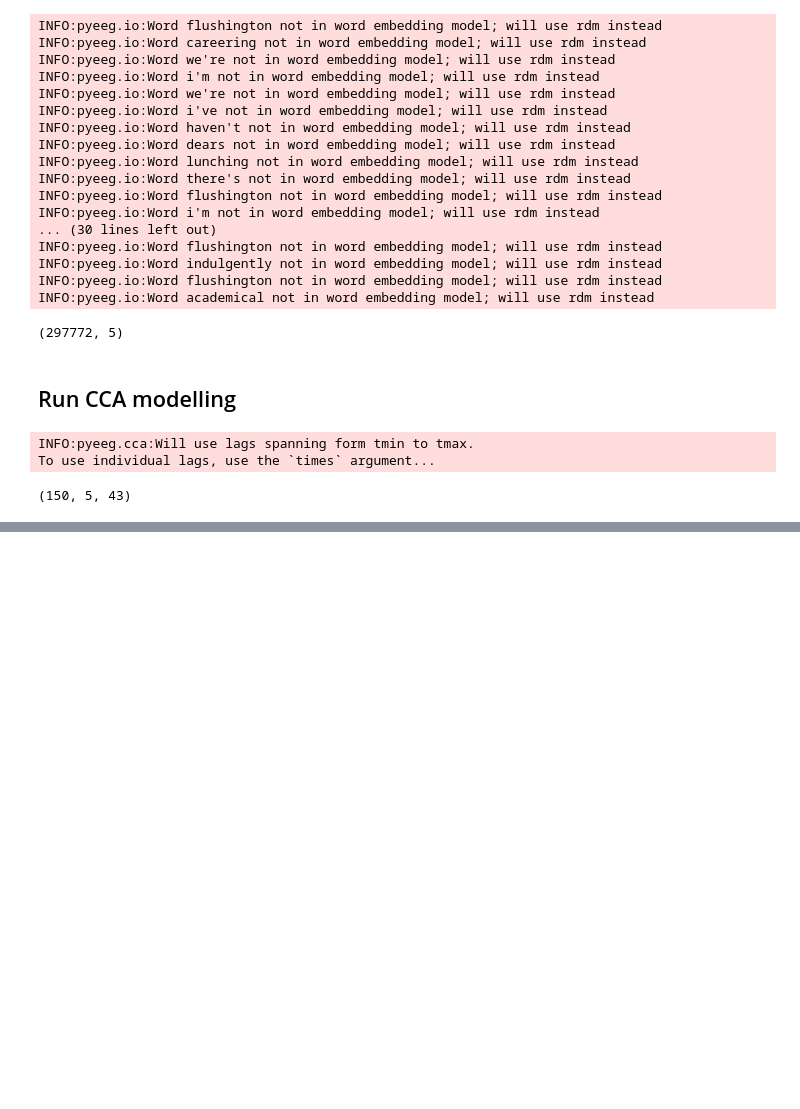
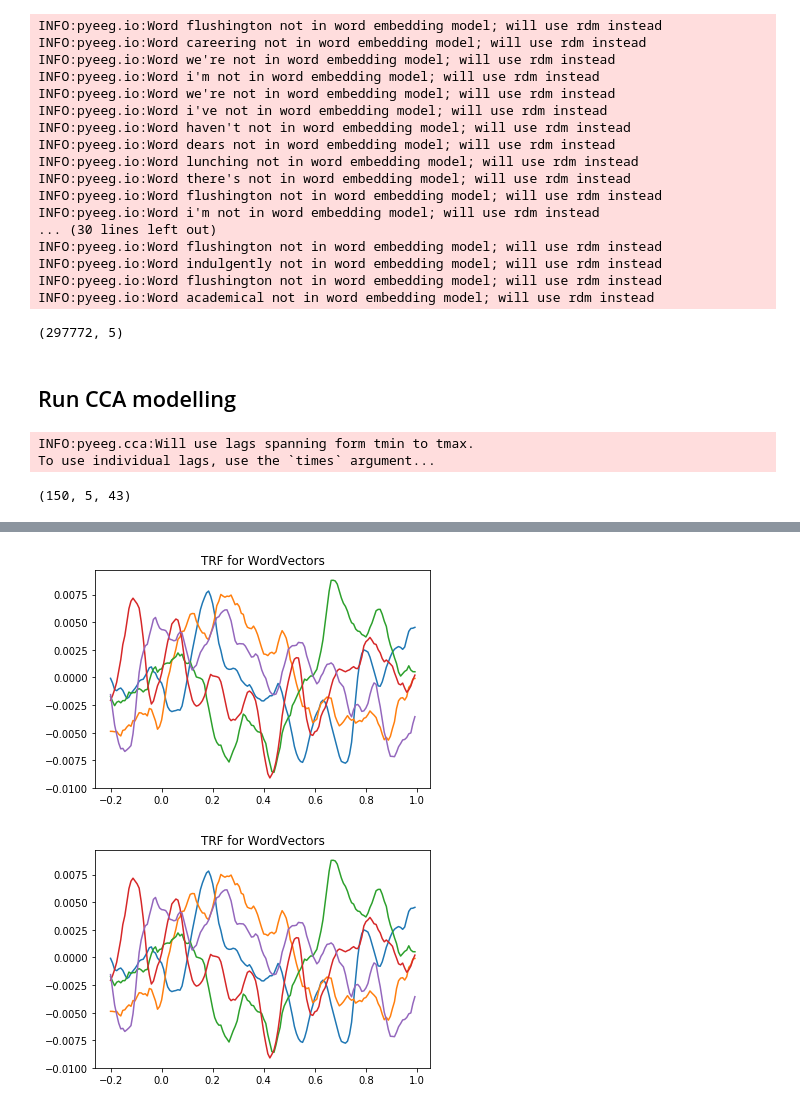
Before and after one commit to Hugo-W/pyEEG, a Jupyter notebook: docs/source/examples/CCA_wordvectors.ipynb, the cells around one changed output, grey strips where cells are left out. Saved outputs shown, nothing was run; the diff lists cells and outputs as text; code cells hidden in the pictures; blank space fills up the shorter version.

```diff
--- a/docs/source/examples/CCA_wordvectors.ipynb
+++ b/docs/source/examples/CCA_wordvectors.ipynb
@@ -168,7 +166,10 @@ plt.ylim([-0.02, 0.02]);
 # %%
 import matplotlib.pyplot as plt
 cca.plot_time_filter(n_comp=5)
 plt.figure()
-cca.plot_time_filter(n_comp=5, feat_id=1)
+cca.plot_time_filter(n_comp=5, feat_id=0)
+# %% [output]
+[figure, added]
+[figure, added]
 # %%
 cca.coefResponse_.shape
```
Also changed, not shown: parts of 13 cells of this notebook, 1 other file.
